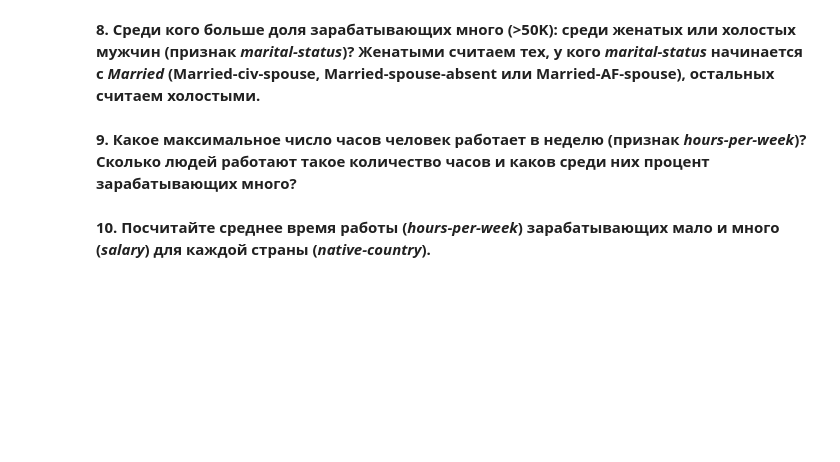
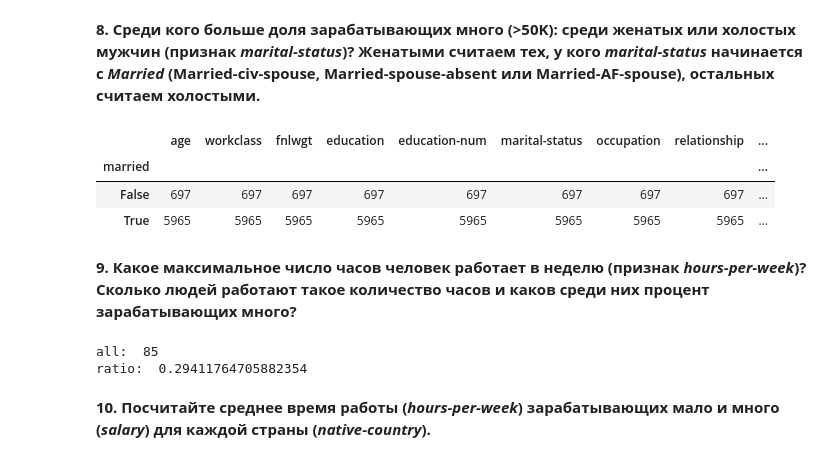
Before and after one commit to fiit15py/l03pandas-dobretz, a Jupyter notebook: assignment01_pandas.ipynb, the cells around one changed output. Saved outputs shown, nothing was run; the diff lists cells and outputs as text; code cells hidden in the pictures; blank space fills up the shorter version.

```diff
--- a/assignment01_pandas.ipynb
+++ b/assignment01_pandas.ipynb
@@ -72,7 +106,19 @@ data.groupby(['race'])['age'].describe()
+# %%
+data['married'] = data['marital-status'].str.slice(0,7) == 'Married'
+data[(data['sex']=='Male') & (data['salary']=='>50K')].groupby('married').count()
+# %% [output]
+|  | age | workclass | fnlwgt | education | education-num | marital-status | occupation | relationship | ... |
+| married |  |  |  |  |  |  |  |  | ... |
+| False | 697 | 697 | 697 | 697 | 697 | 697 | 697 | 697 | ... |
+| True | 5965 | 5965 | 5965 | 5965 | 5965 | 5965 | 5965 | 5965 | ... |
 # %% [markdown]
 **9. Какое максимальное число часов человек работает в неделю (признак *hours-per-week*)? Сколько людей работают такое количество часов и каков среди них процент зарабатывающих много?**
 # %%
-len(data[(data['hours-per-week'] == 99) & (data['salary']=='>50K')]) / len(data[data['hours-per-week'] ==99])
+print('all: ',len(data[data['hours-per-week']==99]))
+print('ratio: ',len(data[(data['hours-per-week']==99) & (data['salary'] == '>50K')]) / len(data[data['hours-per-week']==99]))
+# %% [output]
+all:  85
+ratio:  0.29411764705882354
 # %% [markdown]
 **10. Посчитайте среднее время работы (*hours-per-week*) зарабатывающих мало и много (*salary*) для каждой страны (*native-country*).**
 # %%
```
Also changed, not shown: parts of 9 cells of this notebook.
